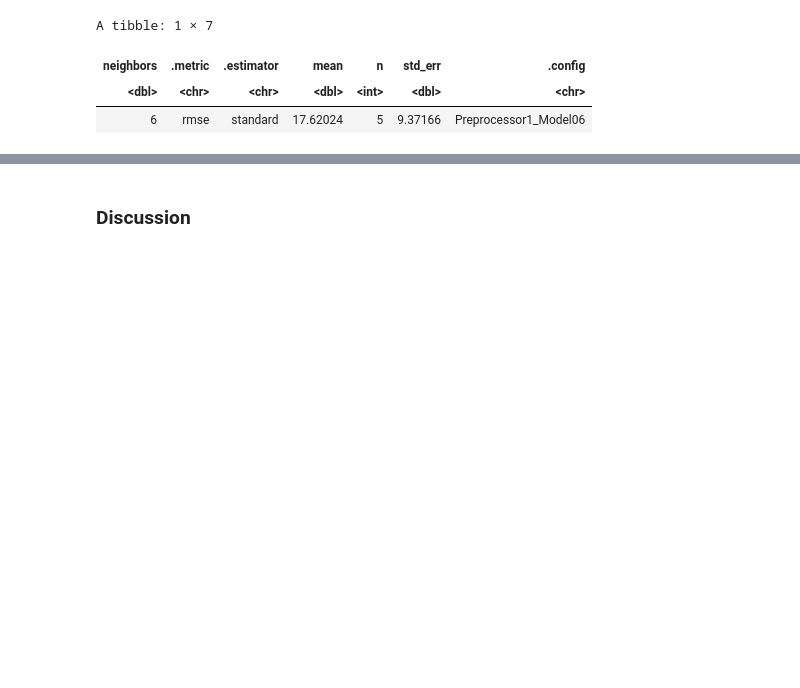
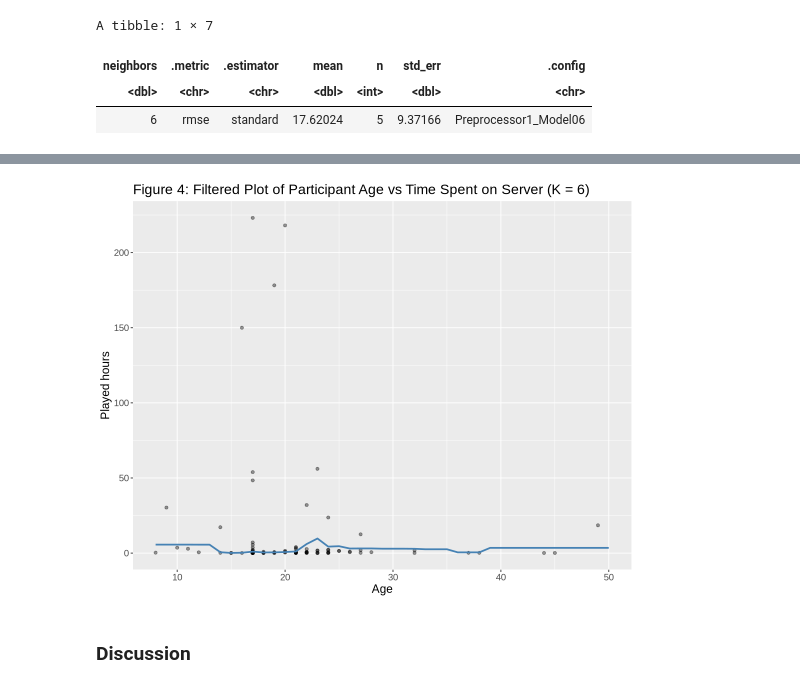
Before and after one commit to Lauryn17/dsci-100-2025-group-25, a Jupyter notebook: project_final.ipynb, the cells around one changed output, grey strips where cells are left out. Cells and saved outputs as stored; diff of their text form; code cells hidden in the pictures; blank space fills up the shorter version.

```diff
--- a/project_final.ipynb
+++ b/project_final.ipynb
@@ -293,2 +319,30 @@ A tibble: 1 × 7
+# %%
+age_prediction_grid <- tibble(
+    Age = seq(
+        from = players |> select(Age) |> min(),
+        to = players |> select(Age) |> max(),
+        by = 1
+    )
+)
+
+players_filtered_preds <- players_filtered_fit |>
+  predict(age_prediction_grid) |>
+  bind_cols(age_prediction_grid)
+
+options(repr.plot.width = 9, repr.plot.height = 7)
+plot_final_filtered <- ggplot(players_filtered, aes(x = Age, y = played_hours)) +
+  geom_point(alpha = 0.4) +
+  geom_line(data = players_filtered_preds,
+            mapping = aes(x = Age, y = .pred),
+            color = "steelblue",
+            linewidth = 1) +
+  xlab("Age") +
+  ylab("Played hours") +
+  ggtitle("Figure 4: Filtered Plot of Participant Age vs Time Spent on Server (K = 6)") +
+  theme(text = element_text(size = 14))
+
+plot_final_filtered
+# %% [output]
+[figure, added]
 # %% [markdown]
 ### Discussion
```
Also changed, not shown: parts of 3 cells of this notebook.
